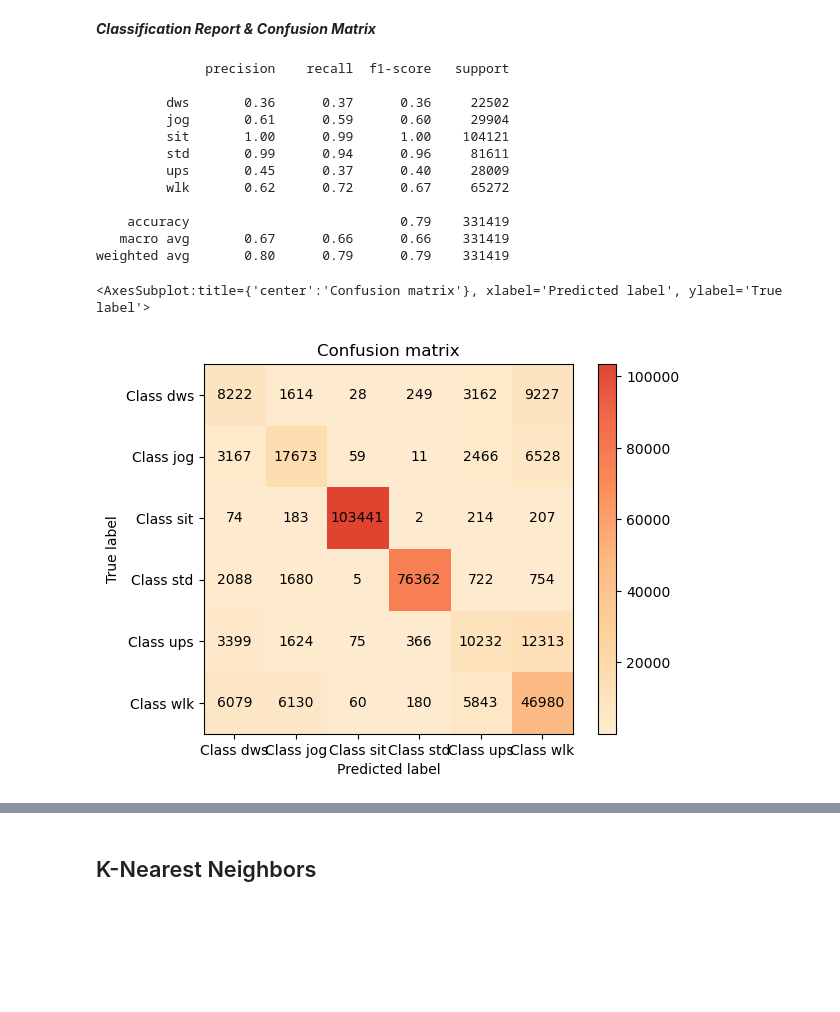
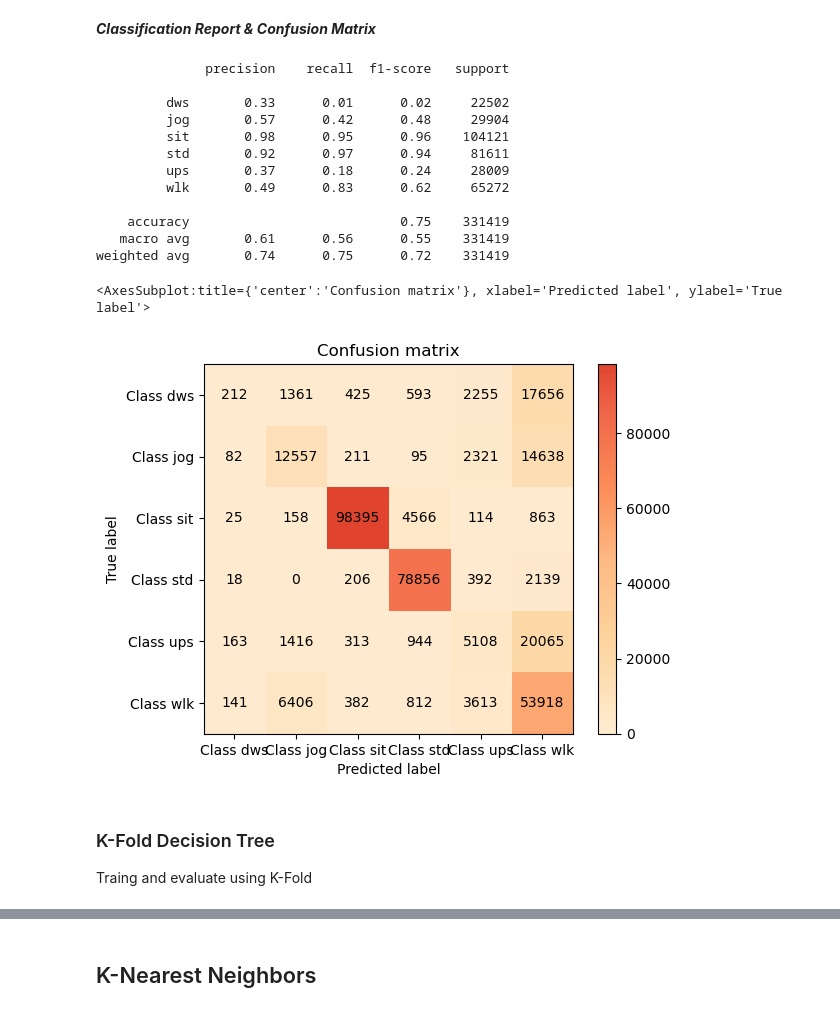
Before and after one commit to ss161185/SOEN6111_PROJECT, a Jupyter notebook: soen_project_team_28.ipynb, the cells around one changed output, grey strips where cells are left out. Saved outputs shown, nothing was run; the diff lists cells and outputs as text; code cells hidden in the pictures; blank space fills up the shorter version.

```diff
--- a/soen_project_team_28.ipynb
+++ b/soen_project_team_28.ipynb
@@ -201,0 +202,9 @@ dtc = DecisionTreeClassifier(criterion="entropy", max_depth = 15,random_state=0,
+# %%
+param_grid = {'max_features': ['auto', 'sqrt', 'log2'],
+              'ccp_alpha': [0.1, .01, .001],
+              'max_depth' : [14, 15, 16],
+              'criterion' :['gini', 'entropy']
+             }
+dtc_grid = DecisionTreeClassifier(random_state=0)
+grid_dtc_model = GridSearchCV(estimator=dtc_grid, param_grid=param_grid, cv=10, verbose=True)
+grid_dtc_model.fit(X_train_long, y_train_long)
@@ -201,0 +219,3 @@ dtc = DecisionTreeClassifier(criterion="entropy", max_depth = 15,random_state=0,
+# %%
+dtc = grid_dtc_model.best_estimator_
+dtc
@@ -202,4 +225,4 @@ dtc = DecisionTreeClassifier(criterion="entropy", max_depth = 15,random_state=0,
 # %%
 # Training the model.
-dtc.fit(X_train, y_train)
+dtc.fit(X_train_long, y_train_long)
 # %% [output]
@@ -210,23 +234,26 @@ DecisionTreeClassifier(criterion='entropy', max_depth=15, random_state=0)
 ***Classification Report & Confusion Matrix***
 # %%
 # Prediciting labels for testing data
-y_pred = dtc.predict(X_test)
+y_pred = dtc.predict(X_test_short)
 # %%
 # Evaluating the performance of the model
-print(classification_report(y_test, y_pred))
-plot.confusion_matrix(y_test, y_pred)
+print(classification_report(y_test_short, y_pred))
+plot.confusion_matrix(y_test_short, y_pred)
 # %% [output]
               precision    recall  f1-score   support
 
-         dws       0.36      0.37      0.36     22502
-         jog       0.61      0.59      0.60     29904
-         sit       1.00      0.99      1.00    104121
-         std       0.99      0.94      0.96     81611
-         ups       0.45      0.37      0.40     28009
-         wlk       0.62      0.72      0.67     65272
+         dws       0.33      0.01      0.02     22502
+         jog       0.57      0.42      0.48     29904
+         sit       0.98      0.95      0.96    104121
+         std       0.92      0.97      0.94     81611
+         ups       0.37      0.18      0.24     28009
+         wlk       0.49      0.83      0.62     65272
 
-    accuracy                           0.79    331419
-   macro avg       0.67      0.66      0.66    331419
-weighted avg       0.80      0.79      0.79    331419
+    accuracy                           0.75    331419
+   macro avg       0.61      0.56      0.55    331419
+weighted avg       0.74      0.75      0.72    331419
 <AxesSubplot:title={'center':'Confusion matrix'}, xlabel='Predicted label', ylabel='True label'>
-[figure, old version]
+[figure, new version]
+# %% [markdown]
+### K-Fold Decision Tree
+Traing and evaluate using K-Fold
```
Also changed, not shown: parts of 35 cells of this notebook.
